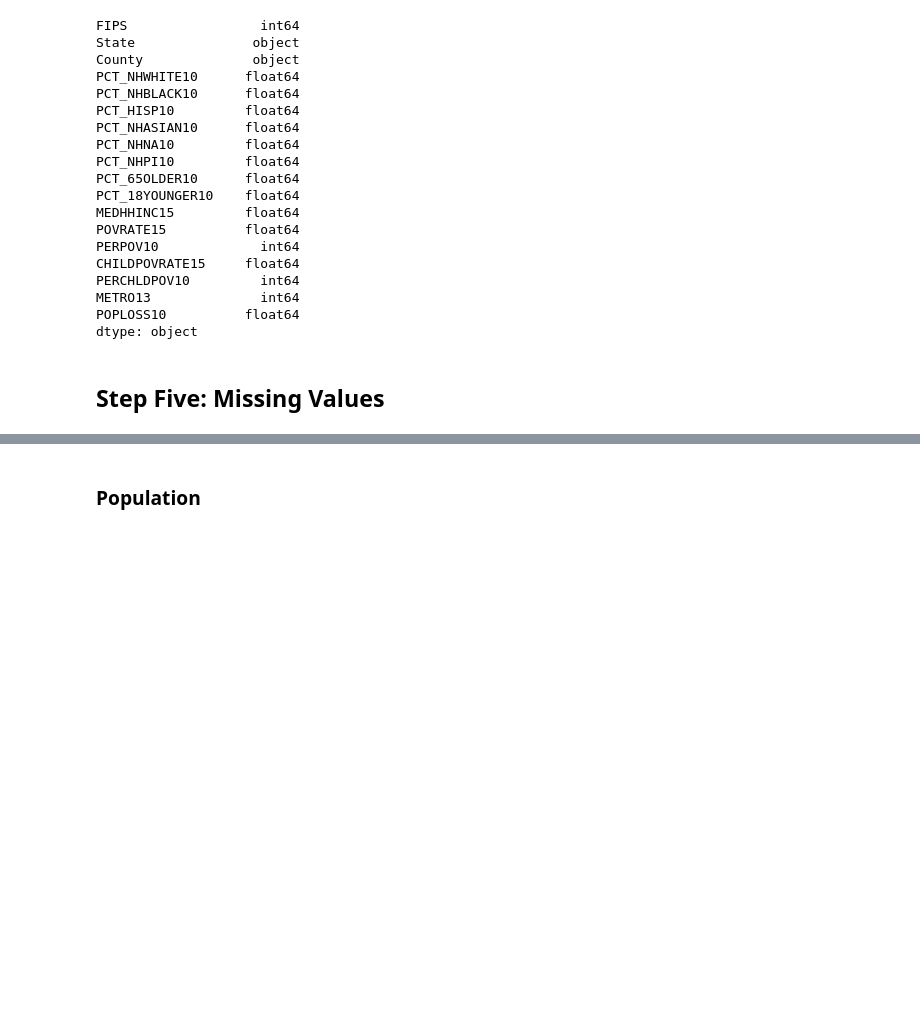
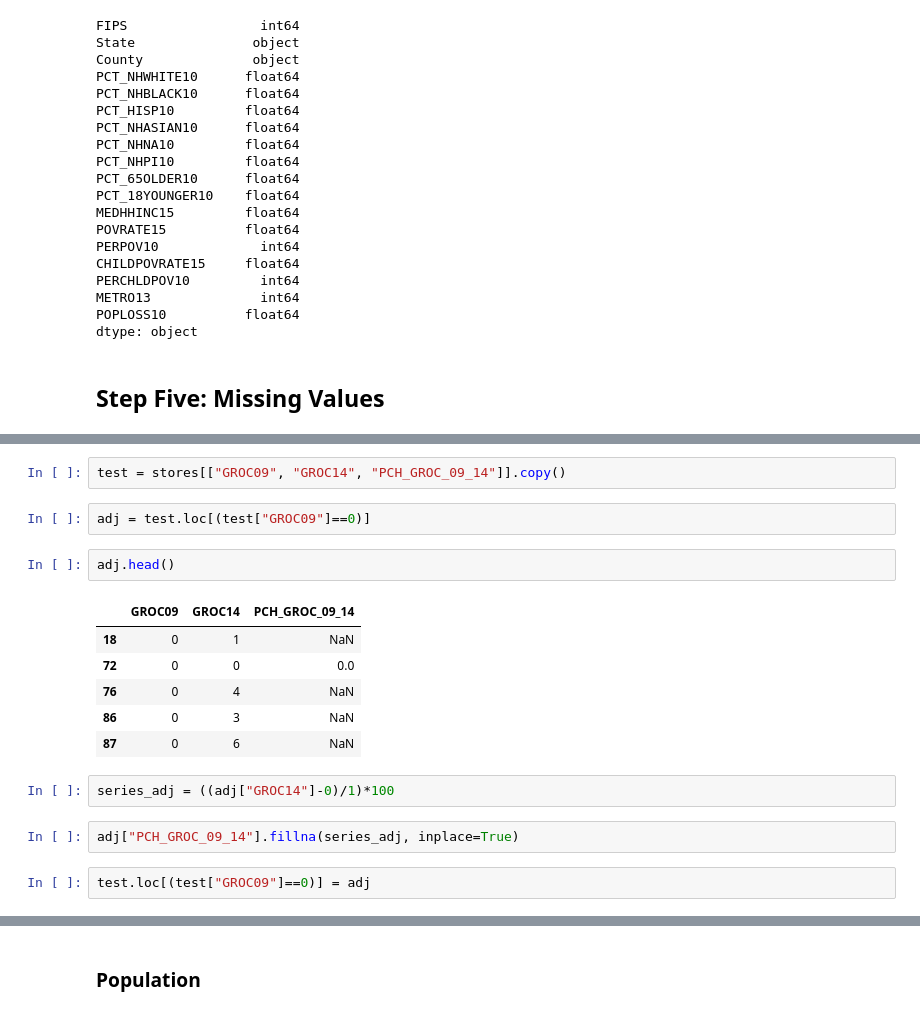
Before and after one commit to ejh56/food-access, a Jupyter notebook: Cleaning-FEA.ipynb, the cells around one changed output, grey strips where cells are left out. Saved outputs shown, nothing was run; the diff lists cells and outputs as text; blank space fills up the shorter version.

```diff
--- a/Cleaning-FEA.ipynb
+++ b/Cleaning-FEA.ipynb
@@ -634,0 +668,19 @@ My main approach will be to fill null values with zeros and remove unnecessary c
+# %%
+test = stores[["GROC09", "GROC14", "PCH_GROC_09_14"]].copy()
+# %%
+adj = test.loc[(test["GROC09"]==0)]
+# %%
+adj.head()
+# %% [output]
+|  | GROC09 | GROC14 | PCH_GROC_09_14 |
+| 18 | 0 | 1 | NaN |
+| 72 | 0 | 0 | 0.0 |
+| 76 | 0 | 4 | NaN |
+| 86 | 0 | 3 | NaN |
+| 87 | 0 | 6 | NaN |
+# %%
+series_adj = ((adj["GROC14"]-0)/1)*100
+# %%
+adj["PCH_GROC_09_14"].fillna(series_adj, inplace=True)
+# %%
+test.loc[(test["GROC09"]==0)] = adj
```
Also changed, not shown: parts of 30 cells of this notebook, 17 other files.
